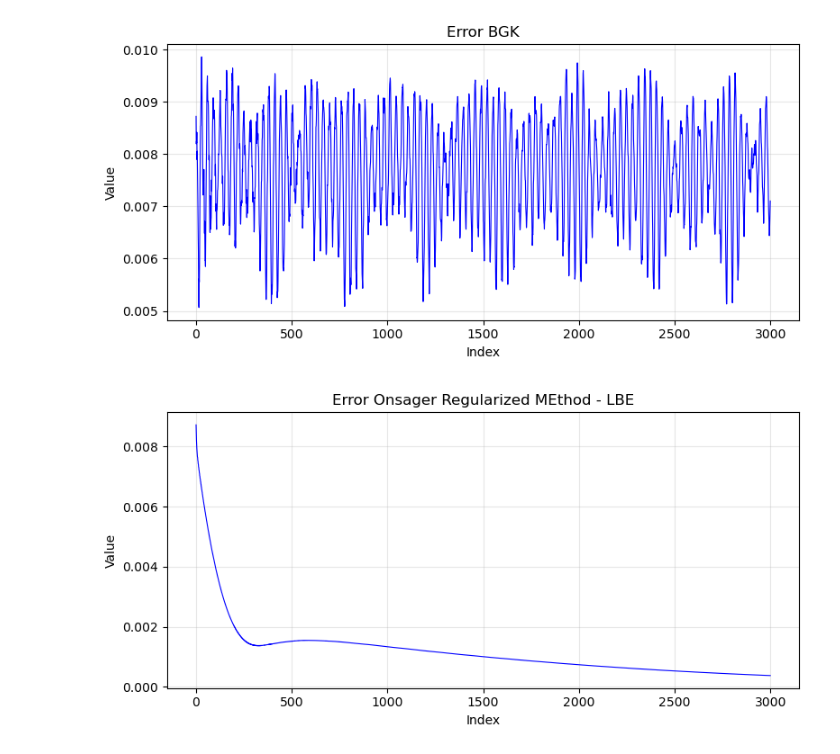
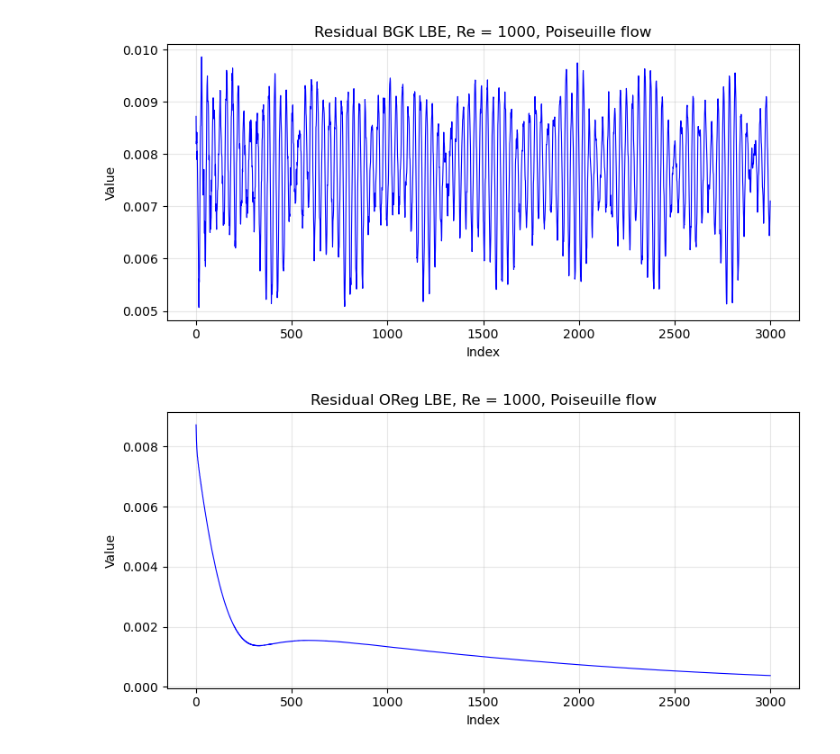
Before and after one commit to galbiatidavide/CHT-model, a Jupyter notebook: Optimized_LBE_petsc_pressure/include/Error_plots.ipynb, the cells around one changed output. Drawn from its saved outputs; the diff is of its cells as text; code cells hidden in the pictures.

```diff
--- a/Optimized_LBE_petsc_pressure/include/Error_plots.ipynb
+++ b/Optimized_LBE_petsc_pressure/include/Error_plots.ipynb
@@ -1,24 +1,24 @@
 # %%
 import numpy as np
 import matplotlib.pyplot as plt
 
 # Load numbers from a text file (one column)
 data = np.loadtxt("/home/dave/CHT-model/Optimized_LBE_petsc_pressure/error_BGK.txt")   # change file name if needed
 
 # x-axis: indices from 0 to len(data)-1
 x = np.arange(len(data))
 
 # Plot as a thin line (no markers)
 plt.figure(figsize=(8,4))
 plt.plot(x, data, linewidth=0.8, color="blue")   # thin line
 plt.xlabel("Index")
 plt.ylabel("Value")
-plt.title("Error BGK")
+plt.title("Residual BGK LBE, Re = 1000, Poiseuille flow")
 plt.grid(True, alpha=0.3)
 plt.tight_layout()
 plt.show()
 # %% [output]
-[figure, old version]
+[figure, new version]
 # %%
 import numpy as np
 import matplotlib.pyplot as plt
@@ -34,9 +34,9 @@ plt.figure(figsize=(8,4))
 plt.plot(x, data, linewidth=0.8, color="blue")   # thin line
 plt.xlabel("Index")
 plt.ylabel("Value")
-plt.title("Error Onsager Regularized MEthod - LBE")
+plt.title("Residual OReg LBE, Re = 1000, Poiseuille flow")
 plt.grid(True, alpha=0.3)
 plt.tight_layout()
 plt.show()
 # %% [output]
-[figure, old version]
+[figure, new version]
```
